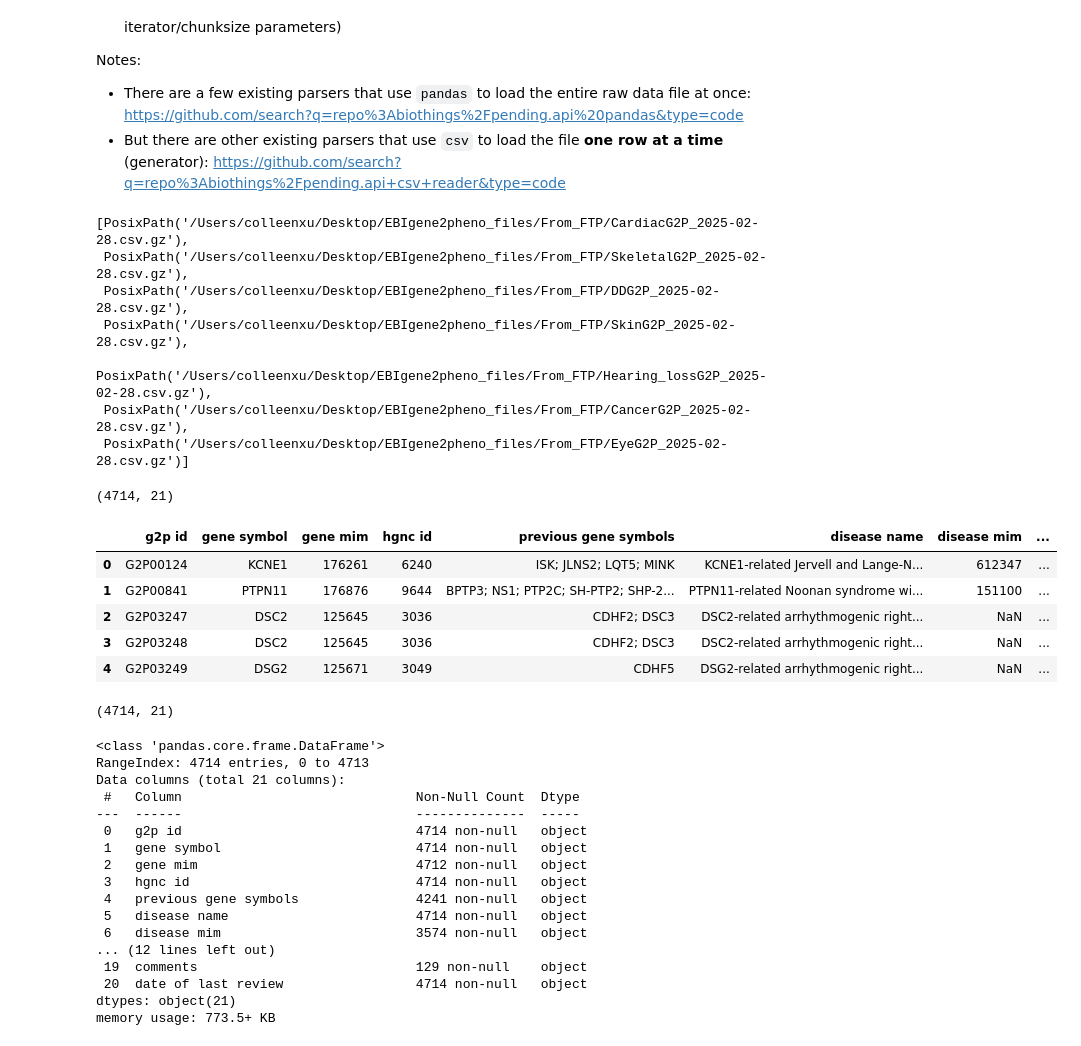
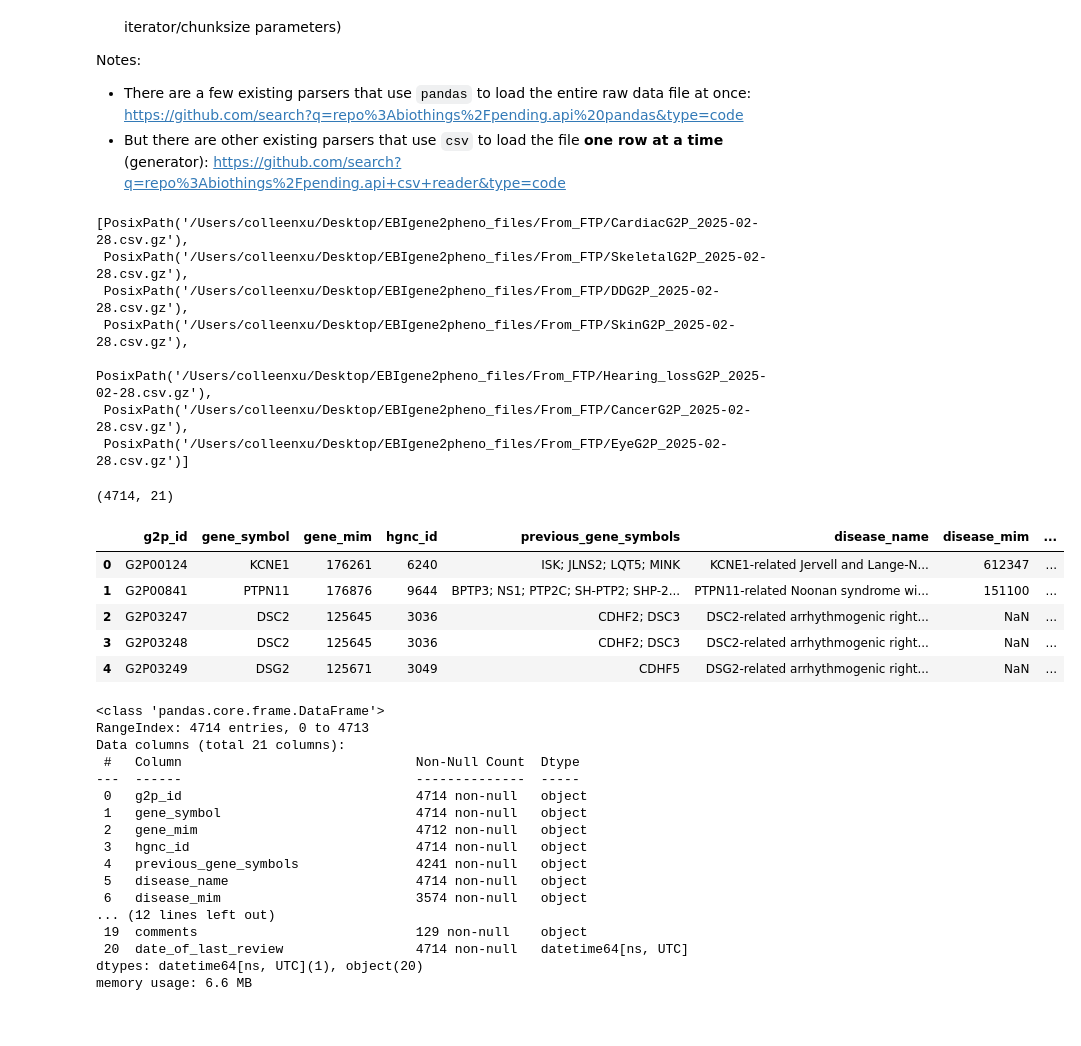
Before and after one commit to biothings/pending.api, a Jupyter notebook: plugins/ebi_gene2phenotype/parser-writing.ipynb, the cells around one changed output. Drawn from its saved outputs; the diff is of its cells as text; code cells hidden in the pictures.

Commit message:
EBI gene2pheno: update notebooks

```diff
--- a/plugins/ebi_gene2phenotype/parser-writing.ipynb
+++ b/plugins/ebi_gene2phenotype/parser-writing.ipynb
@@ -35,31 +37,53 @@ import glob
 ## unsure on putting into parser: more for notebook viewing/debugging...
 pd.options.display.max_columns = None
 # %%
-## notebook code chunk
+## put into parser (format): DONE
 
-base_file_path = pathlib.Path.home().joinpath('Desktop', 'EBIgene2pheno_files', 'From_FTP')
+base_file_path = pathlib.Path.home().joinpath("Desktop", "EBIgene2pheno_files", "From_FTP")
 
-## using list works to check if paths were actually found or not
-list(base_file_path.glob("*.csv.gz"))
+## pathlib's Path.glob produces a generator
+## using list works to check if paths matching pattern were actually found or not
 all_file_paths = list(base_file_path.glob("*.csv.gz"))
+all_file_paths
 
-# ## force columns to be str type (if the IDs become float, it introduces .0 to values which is a mistake)
-df = pd.concat((pd.read_csv(f, dtype=str) for f in all_file_paths), ignore_index=True)
+## force all columns to be str type, except "date of last review" (it'll be datetime)
+df = pd.concat((pd.read_csv(f, dtype=str, parse_dates=["date of last review"]) for f in all_file_paths), ignore_index=True)
+
+## make column names snake-case - usable with itertuples later
+df.columns = df.columns.str.replace(" ", "_")
 
 df.shape
 df.head()
+df.info(memory_usage="deep")
 # %% [output]
 [PosixPath('/Users/colleenxu/Desktop/EBIgene2pheno_files/From_FTP/CardiacG2P_2025-02-28.csv.gz'),
  PosixPath('/Users/colleenxu/Desktop/EBIgene2pheno_files/From_FTP/SkeletalG2P_2025-02-28.csv.gz'),
  PosixPath('/Users/colleenxu/Desktop/EBIgene2pheno_files/From_FTP/DDG2P_2025-02-28.csv.gz'),
  PosixPath('/Users/colleenxu/Desktop/EBIgene2pheno_files/From_FTP/SkinG2P_2025-02-28.csv.gz'),
  PosixPath('/Users/colleenxu/Desktop/EBIgene2pheno_files/From_FTP/Hearing_lossG2P_2025-02-28.csv.gz'),
  PosixPath('/Users/colleenxu/Desktop/EBIgene2pheno_files/From_FTP/CancerG2P_2025-02-28.csv.gz'),
  PosixPath('/Users/colleenxu/Desktop/EBIgene2pheno_files/From_FTP/EyeG2P_2025-02-28.csv.gz')]
 (4714, 21)
-|  | g2p id | gene symbol | gene mim | hgnc id | previous gene symbols | disease name | disease mim | ... |
+|  | g2p_id | gene_symbol | gene_mim | hgnc_id | previous_gene_symbols | disease_name | disease_mim | ... |
 | 0 | G2P00124 | KCNE1 | 176261 | 6240 | ISK; JLNS2; LQT5; MINK | KCNE1-related Jervell and Lange-N... | 612347 | ... |
 | 1 | G2P00841 | PTPN11 | 176876 | 9644 | BPTP3; NS1; PTP2C; SH-PTP2; SHP-2... | PTPN11-related Noonan syndrome wi... | 151100 | ... |
 | 2 | G2P03247 | DSC2 | 125645 | 3036 | CDHF2; DSC3 | DSC2-related arrhythmogenic right... | NaN | ... |
 | 3 | G2P03248 | DSC2 | 125645 | 3036 | CDHF2; DSC3 | DSC2-related arrhythmogenic right... | NaN | ... |
 | 4 | G2P03249 | DSG2 | 125671 | 3049 | CDHF5 | DSG2-related arrhythmogenic right... | NaN | ... |
+<class 'pandas.core.frame.DataFrame'>
+RangeIndex: 4714 entries, 0 to 4713
+Data columns (total 21 columns):
+ #   Column                              Non-Null Count  Dtype
+---  ------                              --------------  -----
+ 0   g2p_id                              4714 non-null   object
+ 1   gene_symbol                         4714 non-null   object
+ 2   gene_mim                            4712 non-null   object
+ 3   hgnc_id                             4714 non-null   object
+ 4   previous_gene_symbols               4241 non-null   object
+ 5   disease_name                        4714 non-null   object
+ 6   disease_mim                         3574 non-null   object
+... (12 lines left out)
+ 19  comments                            129 non-null    object
+ 20  date_of_last_review                 4714 non-null   datetime64[ns, UTC]
+dtypes: datetime64[ns, UTC](1), object(20)
+memory usage: 6.6 MB
@@ -89,39 +89,0 @@ def _load_multiple_csv_into_one_df(folder_path, data_file_pattern, dtype_setting
-# %%
-## trying out function: some of this can be used in main execution later
-
-base_file_path = pathlib.Path.home().joinpath('Desktop', 'EBIgene2pheno_files', 'From_FTP')
-
-## Using pattern "*.csv.gz" to get files for all panels. Current plan is to get .csv.gz files from FTP site
-## `http://ftp.ebi.ac.uk/pub/databases/gene2phenotype/`
-
-
-
-
-
-## force columns to be str type (if the IDs become float, it introduces .0 to values which is a mistake)
-
-df_from_funct = _load_multiple_csv_into_one_df(folder_path=base_file_path,
-                                               data_file_pattern="*.csv.gz",
-                                               dtype_settings=str)
-
-df_from_funct.shape
-df_from_funct.info()
-# %% [output]
-(4714, 21)
-<class 'pandas.core.frame.DataFrame'>
-RangeIndex: 4714 entries, 0 to 4713
-Data columns (total 21 columns):
- #   Column                              Non-Null Count  Dtype
----  ------                              --------------  -----
- 0   g2p id                              4714 non-null   object
- 1   gene symbol                         4714 non-null   object
- 2   gene mim                            4712 non-null   object
- 3   hgnc id                             4714 non-null   object
- 4   previous gene symbols               4241 non-null   object
- 5   disease name                        4714 non-null   object
- 6   disease mim                         3574 non-null   object
-... (12 lines left out)
- 19  comments                            129 non-null    object
- 20  date of last review                 4714 non-null   object
-dtypes: object(21)
-memory usage: 773.5+ KB
```
Also changed, not shown: parts of 23 cells of this notebook, 2 other files.
